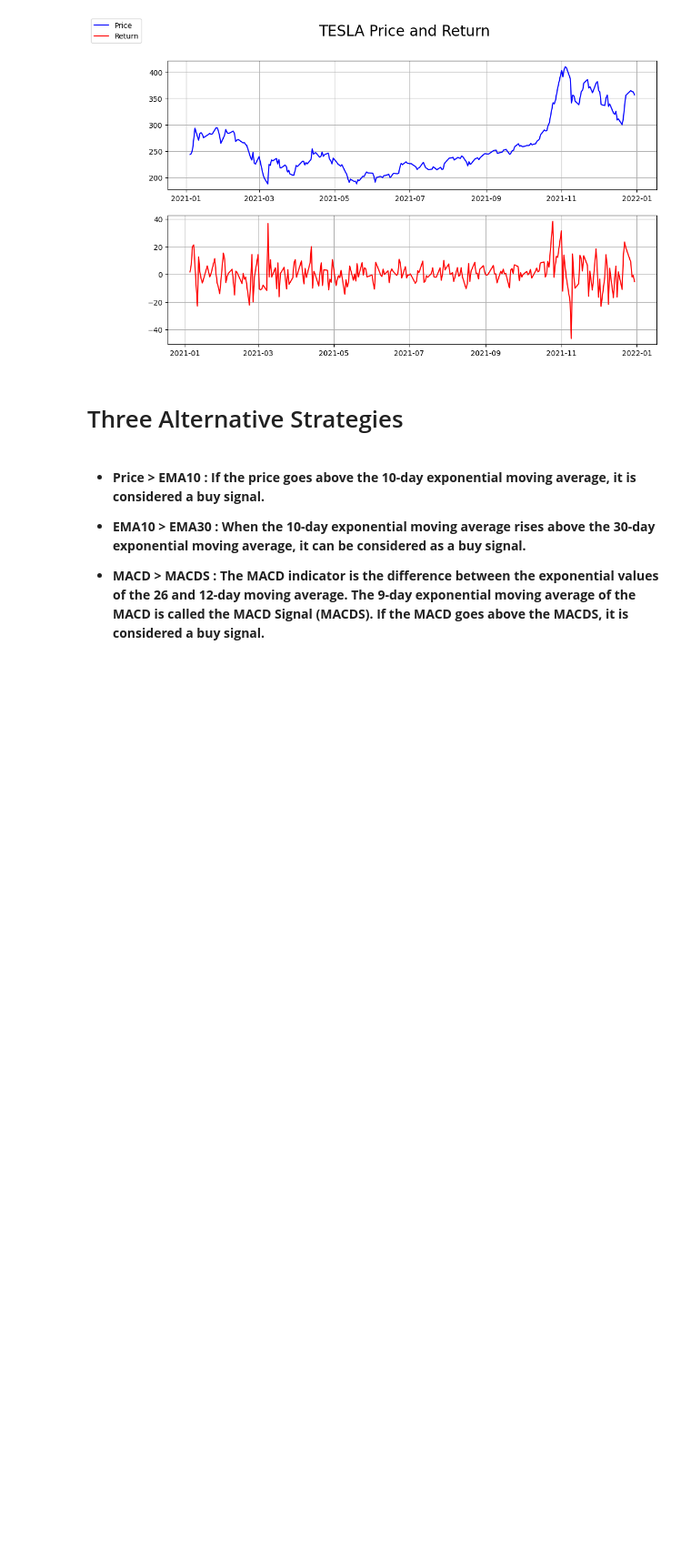
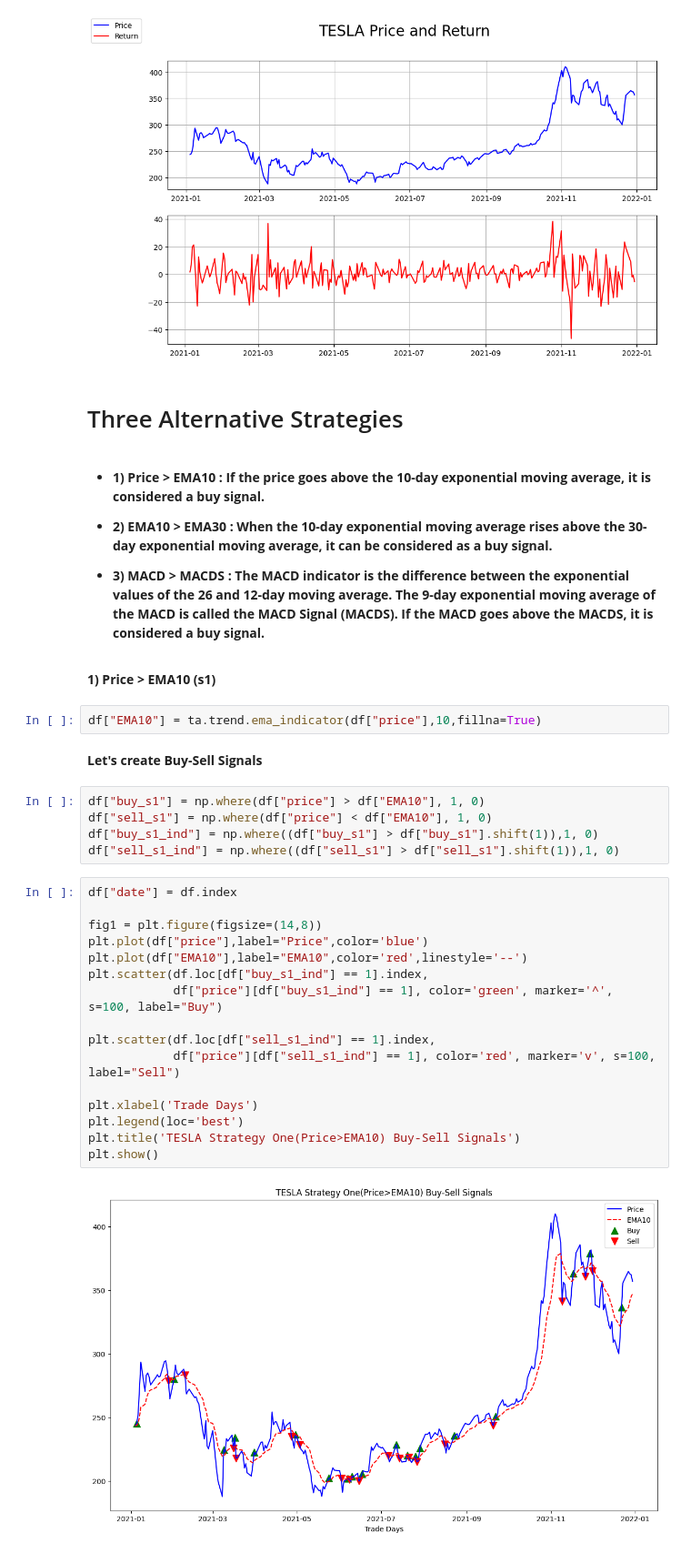
Before and after one commit to batuhanmtl/Time-Series-Analysis, a Jupyter notebook: Multivariate Regression/StockPricePrediction.ipynb, the cells around one changed output. Shown at 91% size. Drawn from its saved outputs; the diff is of its cells as text; blank space fills up the shorter version.

Commit message:
stock price predict

```diff
--- a/Multivariate Regression/StockPricePrediction.ipynb
+++ b/Multivariate Regression/StockPricePrediction.ipynb
@@ -56,8 +56,37 @@ plt.show()
 # %% [markdown]
 # Three Alternative Strategies
 # %% [markdown]
-- <b>Price > EMA10 : If the price goes above the 10-day exponential moving average, it is considered a buy signal.<b>
+- <b>1) Price > EMA10 : If the price goes above the 10-day exponential moving average, it is considered a buy signal.<b>
 
-- <b>EMA10 > EMA30 : When the 10-day exponential moving average rises above the 30-day exponential moving average, it can be considered as a buy signal.<b>
+- <b>2) EMA10 > EMA30 : When the 10-day exponential moving average rises above the 30-day exponential moving average, it can be considered as a buy signal.<b>
 
-- <b>MACD > MACDS : The MACD indicator is the difference between the exponential values of the 26 and 12-day moving average. The 9-day exponential moving average of the MACD is called the MACD Signal (MACDS). If the MACD goes above the MACDS, it is considered a buy signal.<b>
+- <b>3) MACD > MACDS : The MACD indicator is the difference between the exponential values of the 26 and 12-day moving average. The 9-day exponential moving average of the MACD is called the MACD Signal (MACDS). If the MACD goes above the MACDS, it is considered a buy signal.<b>
+# %% [markdown]
+<b>1) Price > EMA10  (s1)
+# %%
+df["EMA10"] = ta.trend.ema_indicator(df["price"],10,fillna=True)
+# %% [markdown]
+<b>Let's create Buy-Sell Signals
+# %%
+df["buy_s1"] = np.where(df["price"] > df["EMA10"], 1, 0)
+df["sell_s1"] = np.where(df["price"] < df["EMA10"], 1, 0)
+df["buy_s1_ind"] = np.where((df["buy_s1"] > df["buy_s1"].shift(1)),1, 0)
+df["sell_s1_ind"] = np.where((df["sell_s1"] > df["sell_s1"].shift(1)),1, 0)
+# %%
+df["date"] = df.index
+
+fig1 = plt.figure(figsize=(14,8))
+plt.plot(df["price"],label="Price",color='blue')
+plt.plot(df["EMA10"],label="EMA10",color='red',linestyle='--')
+plt.scatter(df.loc[df["buy_s1_ind"] == 1].index,
+            df["price"][df["buy_s1_ind"] == 1], color='green', marker='^', s=100, label="Buy")
+
+plt.scatter(df.loc[df["sell_s1_ind"] == 1].index,
+            df["price"][df["sell_s1_ind"] == 1], color='red', marker='v', s=100, label="Sell")
+
+plt.xlabel('Trade Days')
+plt.legend(loc='best')
+plt.title('TESLA Strategy One(Price>EMA10) Buy-Sell Signals')
+plt.show()
+# %% [output]
+[figure, added]
```
Also changed, not shown: parts of 3 cells of this notebook.
